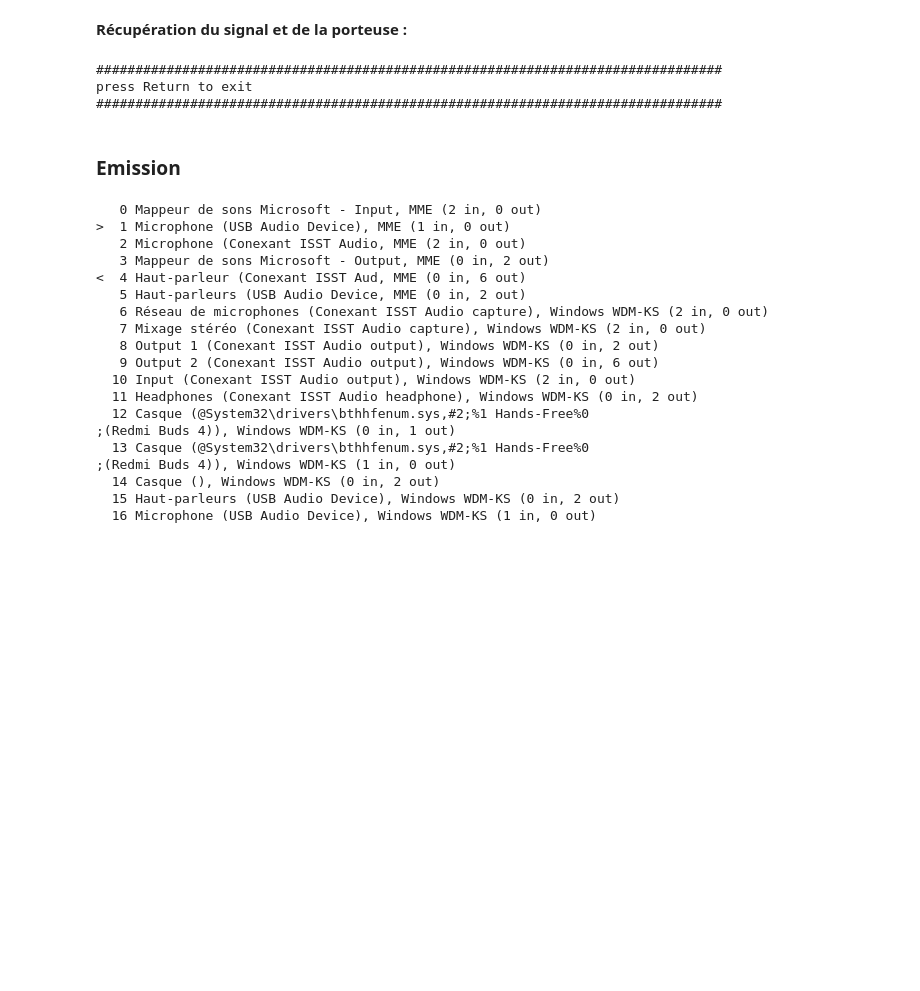
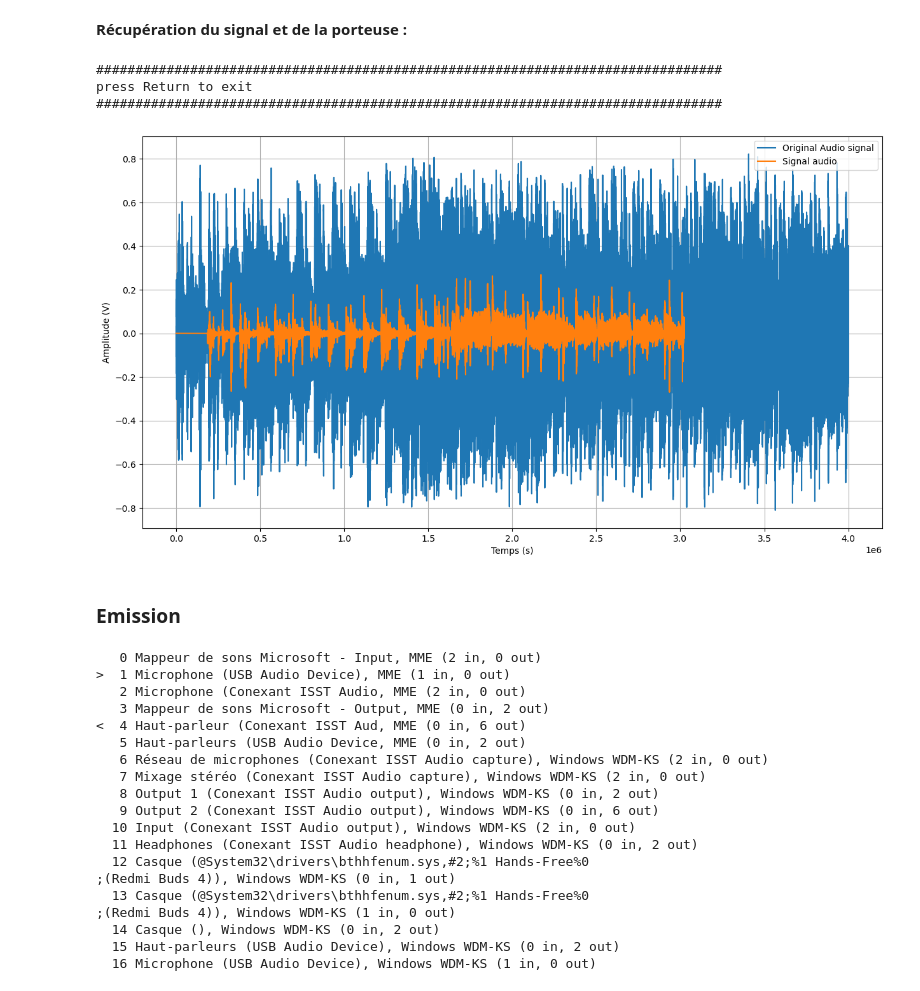
Before and after one commit to NergYR/SA202, a Jupyter notebook: Partie2.ipynb, the cells around one changed output. Saved outputs shown, nothing was run; the diff lists cells and outputs as text; code cells hidden in the pictures; blank space fills up the shorter version.

```diff
--- a/Partie2.ipynb
+++ b/Partie2.ipynb
@@ -159,6 +181,21 @@ except KeyboardInterrupt:
 ################################################################################
 press Return to exit
 ################################################################################
+# %%
+data, fs = sf.read('NR4.wav', always_2d=True)
+
+
+fig, ax = plt.subplots(1, 1, figsize=(15, 8))
+ax.plot(data, label="Original Audio signal")
+ax.plot(audio_signal, label="Signal audio ")
+#ax[0].semilogx(f_tranche, fft_mono_dbm, linewidth = 2)
+ax.set_xlabel("Temps (s)")
+ax.set_ylabel("Amplitude (V)")
+#ax[0].set_xlim(10, 10.01)
+ax.legend(loc="upper right")
+ax.grid(True)
+# %% [output]
+[figure, added]
 # %% [markdown]
 ### Emission
 # %%
```
Also changed, not shown: parts of 1 cell of this notebook.
